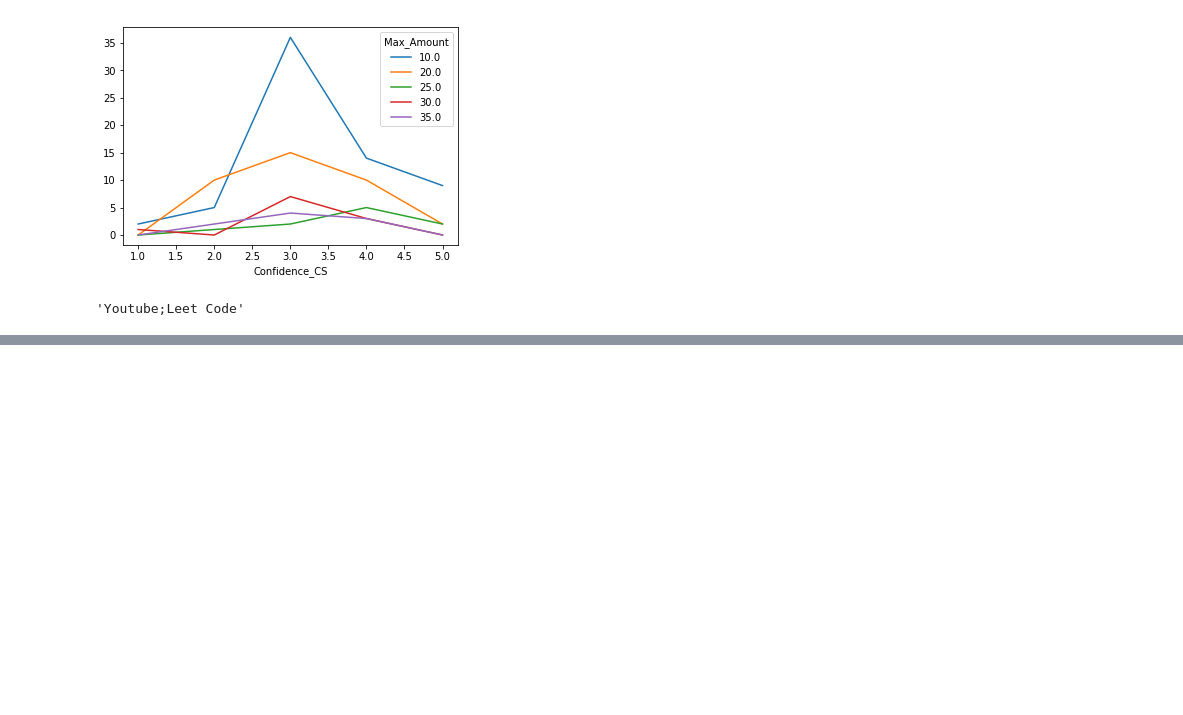
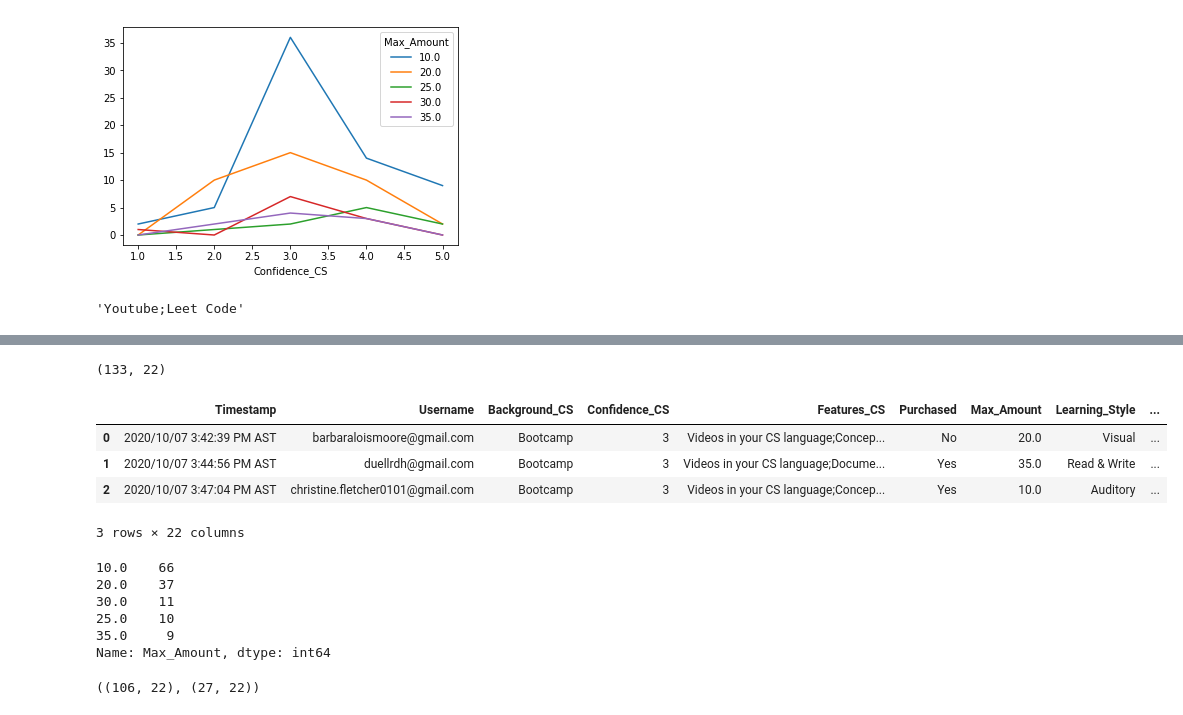
Before and after one commit to tatianaportsova/Illustrated_JS, a Jupyter notebook: Data_Wrangling.ipynb, the cells around one changed output, grey strips where cells are left out. Drawn from its saved outputs; the diff is of its cells as text; code cells hidden in the pictures; blank space fills up the shorter version.

```diff
--- a/Data_Wrangling.ipynb
+++ b/Data_Wrangling.ipynb
@@ -88,8 +130,7 @@ print(re.split(';', df_new['Platforms_CS'][0]))
 # %%
 def split_str(cell_contents):
     try:
-#         re.split(', ;', cell_contents)
-        return cell_contents.replace(', ', ';').split(';')
+        return cell_contents.lower().replace(', ', ';').split(';')
     except:
         pass
 # %%
@@ -129,4 +178,0 @@ print({k: v for k, v in sorted(cache.items(), key=lambda item: item[1])})
-# %%
-for key in cache.keys():
-    k = key.split(', ')
-    print(k)
@@ -166,0 +179,5 @@ dtype: int64
+# %%
+cols = list({k: v for k, v in sorted(cache.items(), key=lambda item: item[1], reverse=True)})[:10]
+cols.append('lambda')
+# cols.append('other')
+cols
@@ -166,0 +196,33 @@ dtype: int64
+# %%
+def col(dataset):
+
+  X = dataset.copy()
+
+  X = X[X['Max_Amount'].notna()]
+  X.reset_index(drop=True, inplace=True)
+
+  data = []
+  for index, row in X.iterrows():
+    row_input = []
+    for column in cols:
+      if column in (row['Platforms_CS']):
+        row_input.append(1)
+      else:
+        row_input.append(0)
+    data.append(row_input)
+
+  X = X.join(pd.DataFrame(data, columns=cols))
+
+  return X
+# %%
+data = col(df_new)
+data = data.drop(['Platforms_CS'], axis=1)
+print(data.shape)
+data.head(3)
+# %% [output]
+(133, 22)
+|  | Timestamp | Username | Background_CS | Confidence_CS | Features_CS | Purchased | Max_Amount | Learning_Style | ... |
+| 0 | 2020/10/07 3:42:39 PM AST | barbaraloismoore@gmail.com | Bootcamp | 3 | Videos in your CS language;Concep... | No | 20.0 | Visual | ... |
+| 1 | 2020/10/07 3:44:56 PM AST | duellrdh@gmail.com | Bootcamp | 3 | Videos in your CS language;Docume... | Yes | 35.0 | Read & Write | ... |
+| 2 | 2020/10/07 3:47:04 PM AST | christine.fletcher0101@gmail.com | Bootcamp | 3 | Videos in your CS language;Concep... | Yes | 10.0 | Auditory | ... |
+3 rows × 22 columns
@@ -166,0 +234,18 @@ dtype: int64
+# %%
+data['Max_Amount'].value_counts()
+# %% [output]
+10.0    66
+20.0    37
+30.0    11
+25.0    10
+35.0     9
+Name: Max_Amount, dtype: int64
+# %%
+from sklearn.model_selection import train_test_split
+
+# Split train into train & val
+train, test = train_test_split(data, train_size=0.80, test_size=0.20, random_state=42)
+
+train.shape, test.shape
+# %% [output]
+((106, 22), (27, 22))
```
Also changed, not shown: parts of 24 cells of this notebook.
